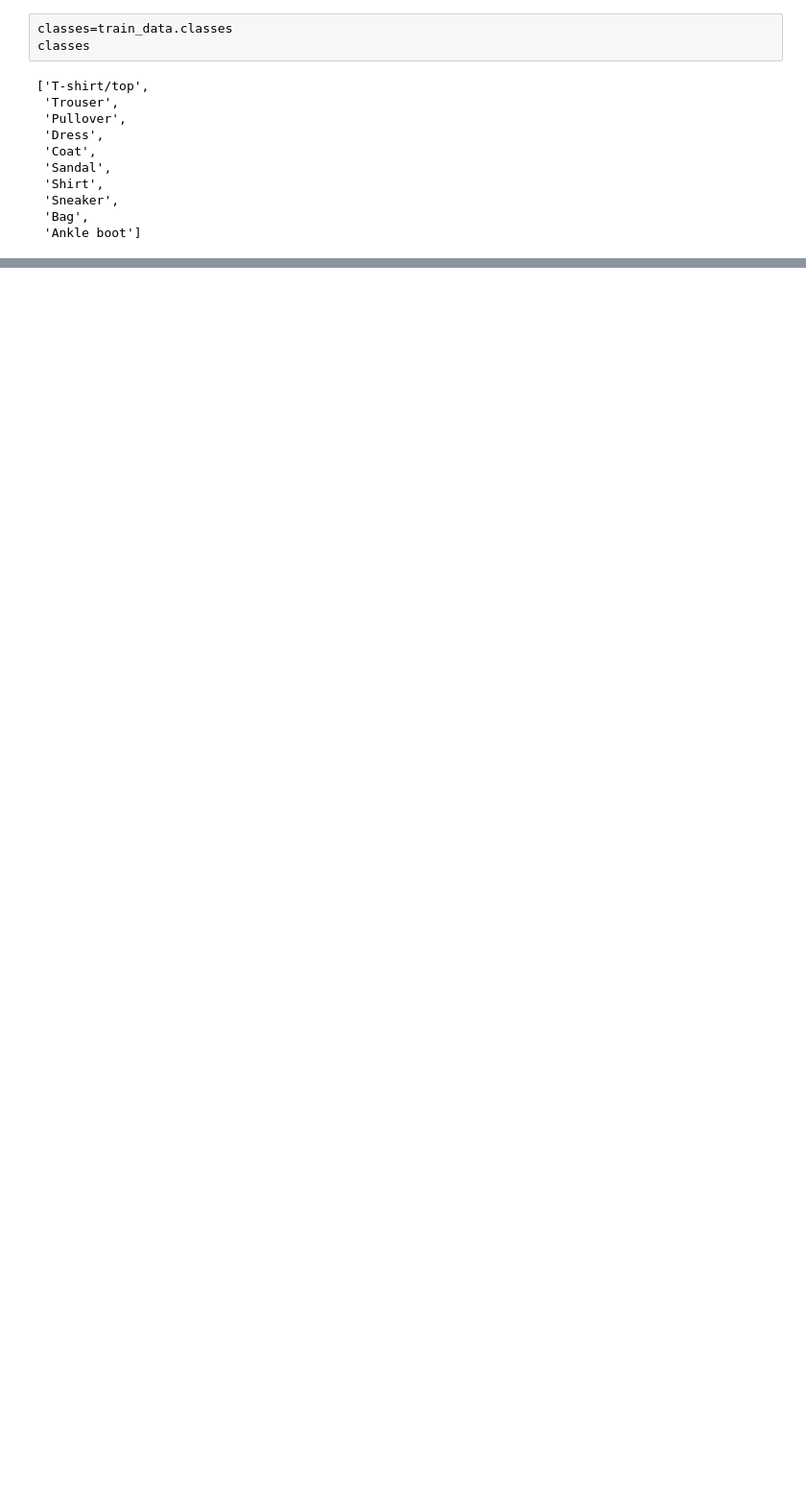
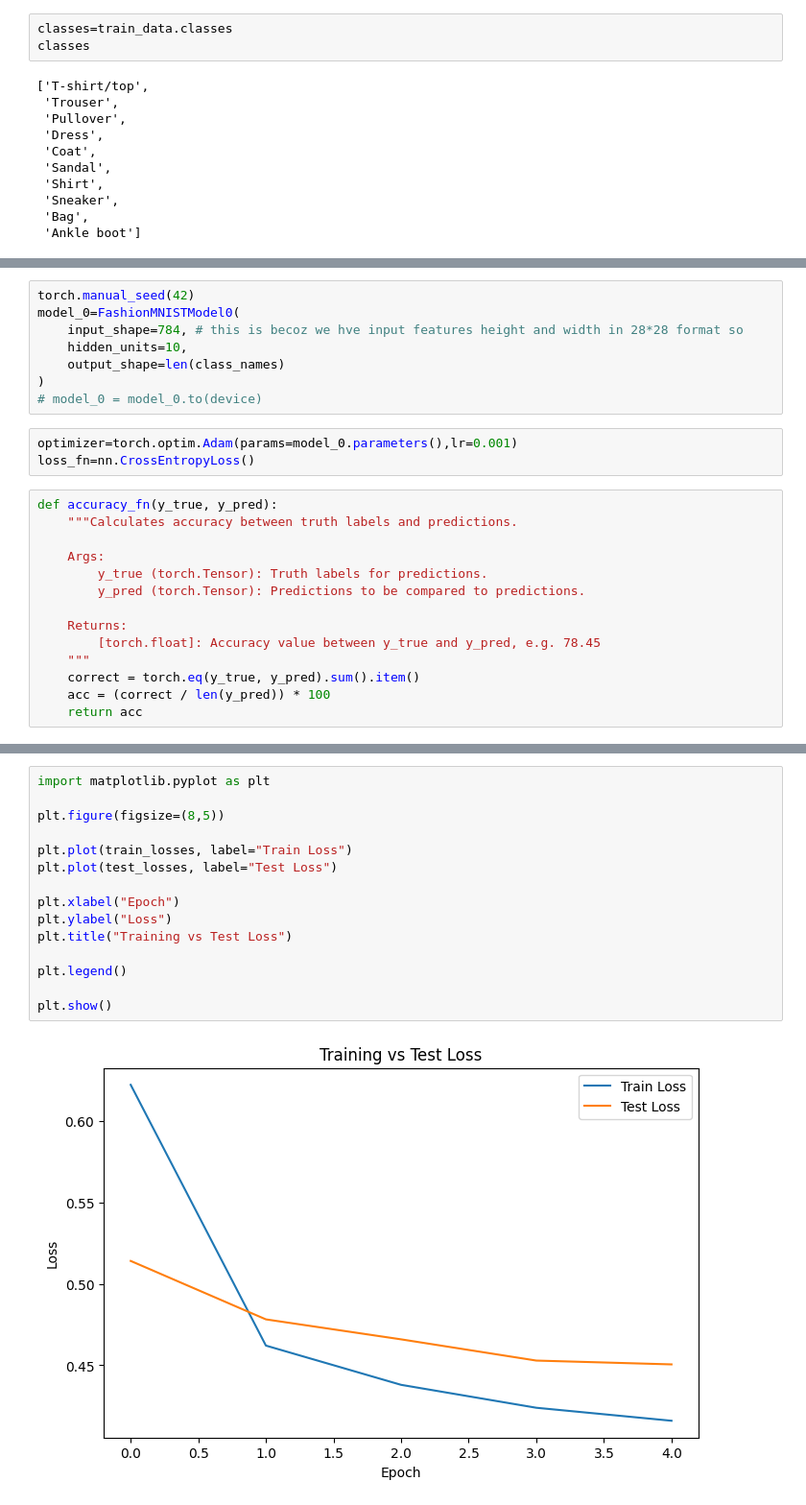
Before and after one commit to CODING-DARSH/DeepLearning, a Jupyter notebook: CNN/FashionMNIST_CNN_Model.ipynb, the cells around one changed output, grey strips where cells are left out. Shown at 96% size. Drawn from its saved outputs; the diff is of its cells as text; blank space fills up the shorter version.

```diff
--- a/CNN/FashionMNIST_CNN_Model.ipynb
+++ b/CNN/FashionMNIST_CNN_Model.ipynb
@@ -85,0 +169,25 @@ for i in range (1,rows*cols+1):
+# %%
+torch.manual_seed(42)
+model_0=FashionMNISTModel0(
+    input_shape=784, # this is becoz we hve input features height and width in 28*28 format so
+    hidden_units=10,
+    output_shape=len(class_names)
+)
+# model_0 = model_0.to(device)
+# %%
+optimizer=torch.optim.Adam(params=model_0.parameters(),lr=0.001)
+loss_fn=nn.CrossEntropyLoss()
+# %%
+def accuracy_fn(y_true, y_pred):
+    """Calculates accuracy between truth labels and predictions.
+
+    Args:
+        y_true (torch.Tensor): Truth labels for predictions.
+        y_pred (torch.Tensor): Predictions to be compared to predictions.
+
+    Returns:
+        [torch.float]: Accuracy value between y_true and y_pred, e.g. 78.45
+    """
+    correct = torch.eq(y_true, y_pred).sum().item()
+    acc = (correct / len(y_pred)) * 100
+    return acc
@@ -85,0 +341,17 @@ for i in range (1,rows*cols+1):
+# %%
+import matplotlib.pyplot as plt
+
+plt.figure(figsize=(8,5))
+
+plt.plot(train_losses, label="Train Loss")
+plt.plot(test_losses, label="Test Loss")
+
+plt.xlabel("Epoch")
+plt.ylabel("Loss")
+plt.title("Training vs Test Loss")
+
+plt.legend()
+
+plt.show()
+# %% [output]
+[figure, added]
```
Also changed, not shown: parts of 15 cells of this notebook, 1 other file.
